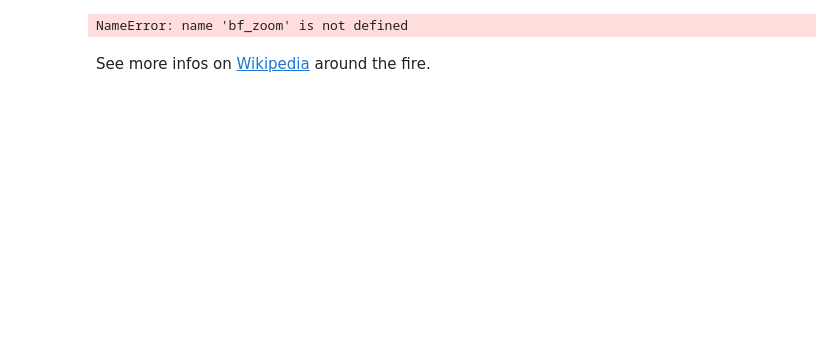
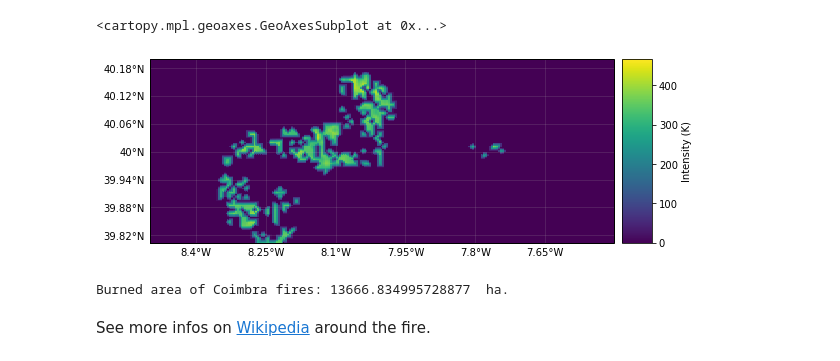
Before and after one commit to tylerriccio33/cfg-climada-fork, a Jupyter notebook: doc/tutorial/climada_hazard_Wildfire.ipynb, the cells around one changed output. Saved outputs shown, nothing was run; the diff lists cells and outputs as text; code cells hidden in the pictures; blank space fills up the shorter version.

```diff
--- a/doc/tutorial/climada_hazard_Wildfire.ipynb
+++ b/doc/tutorial/climada_hazard_Wildfire.ipynb
@@ -72,7 +67,7 @@ res = 1.0/ONE_LAT_KM
 centr_zoom = Centroids()
 centr_zoom.set_raster_from_pnt_bounds((-8.5, 39.8, -7.5, 40.2), res)
 
-bf_zoom = BushFire()
-bf_zoom.set_hist_events(FIRMS, centroids=centr_zoom)
-bf_zoom.plot_intensity(0)
+wf_zoom = WildFire()
+wf_zoom.set_hist_fire_FIRMS(d_path, centroids=centr_zoom)
+wf_zoom.plot_intensity(0)
 # %% [output]
@@ -80,6 +77,8 @@ ModuleNotFoundError: No module named 'climada'
+<cartopy.mpl.geoaxes.GeoAxesSubplot at 0x...>
+[figure, added]
 # %%
-print('Burned area of Coimbra fires:', bf_zoom.hull_burned_area(1), ' ha.')
+print('Burned area of Coimbra fires:', wf_zoom.hull_burned_area(1), ' ha.')
 # %% [output]
-NameError: name 'bf_zoom' is not defined
+Burned area of Coimbra fires: 13666.834995728877  ha.
 # %% [markdown]
 See more infos on [Wikipedia](https://en.wikipedia.org/wiki/June_2017_Portugal_wildfires) around the fire.
```
Also changed, not shown: parts of 15 cells of this notebook.
